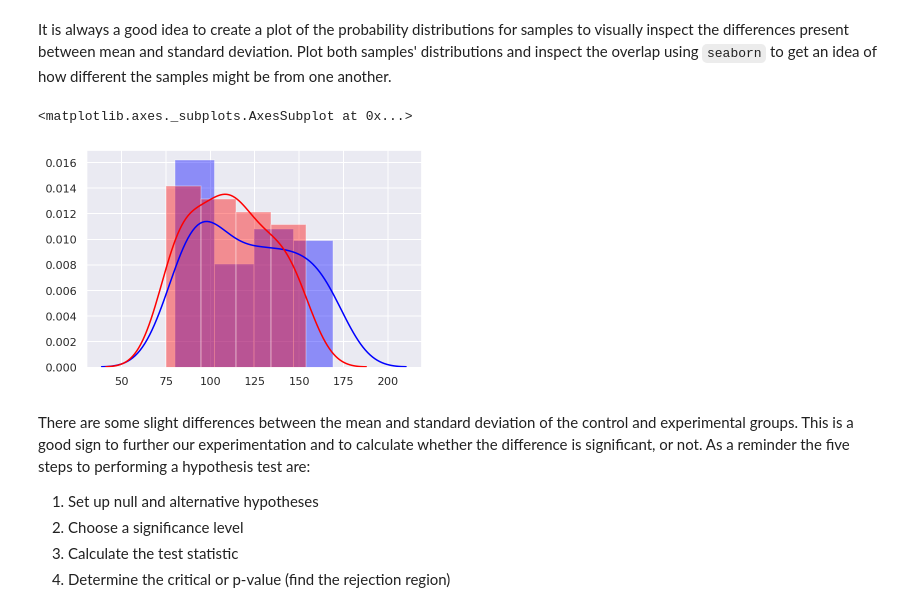
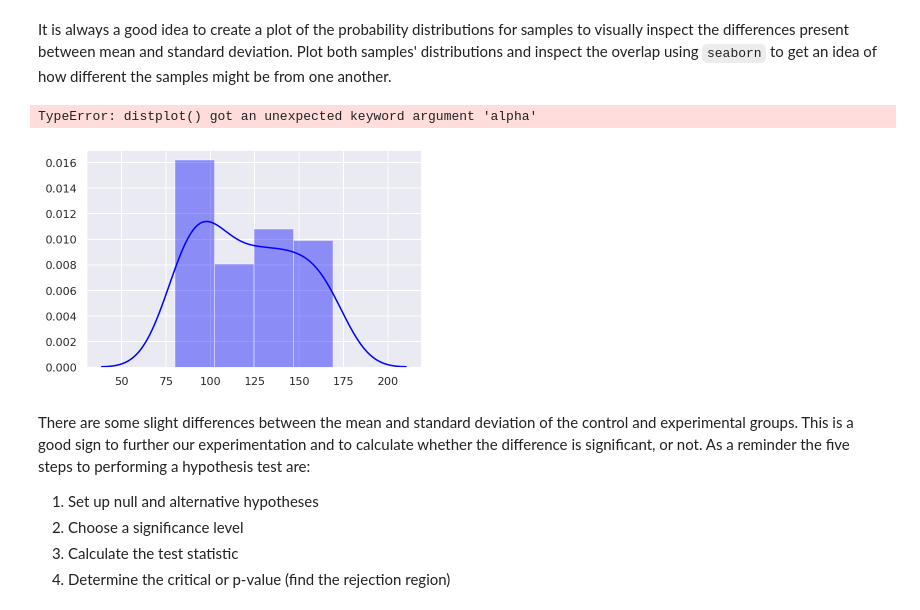
Before and after one commit to gywooo1/dsc-two-sample-t-tests-lab-hbs-ds-060120, a Jupyter notebook: index.ipynb, the cells around one changed output. Saved outputs shown, nothing was run; the diff lists cells and outputs as text; code cells hidden in the pictures.

```diff
--- a/index.ipynb
+++ b/index.ipynb
@@ -56,11 +56,11 @@ It is always a good idea to create a plot of the probability distributions for s
 # %%
 # Create a plot showing overlapping of distribution means and sds for inspection
 sns.set(color_codes=True)
 sns.distplot(control, color='blue')
-sns.distplot(experimental, color='red', alp)
+sns.distplot(experimental, color='red', alpha=0.5)
 # %% [output]
-<matplotlib.axes._subplots.AxesSubplot at 0x...>
+TypeError: distplot() got an unexpected keyword argument 'alpha'
-[figure, old version]
+[figure, new version]
 # %% [markdown]
 There are some slight differences between the mean and standard deviation of the control and experimental groups. This is a good sign to further our experimentation and to calculate whether the difference is significant, or not. As a reminder the five steps to performing a hypothesis test are:
 
```
